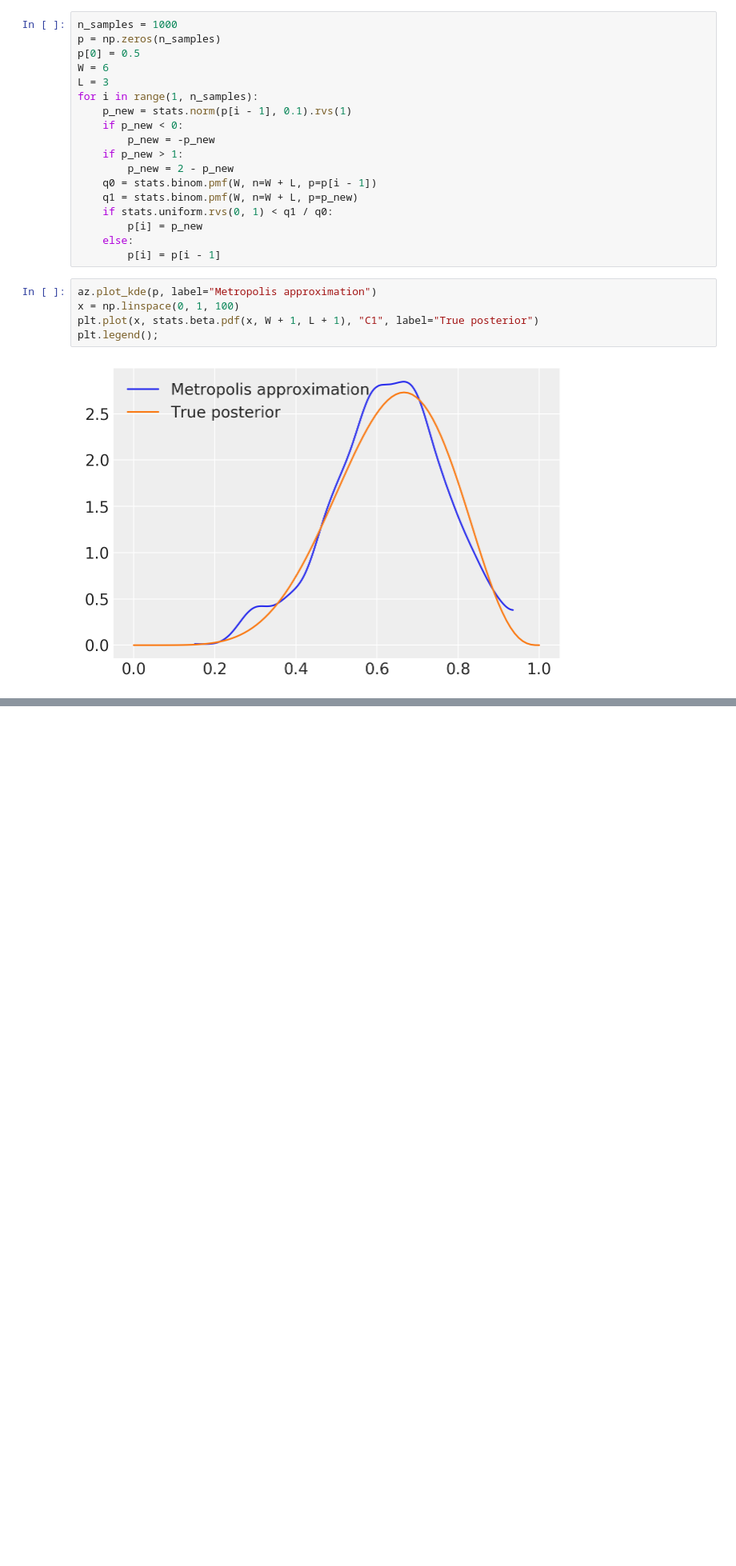
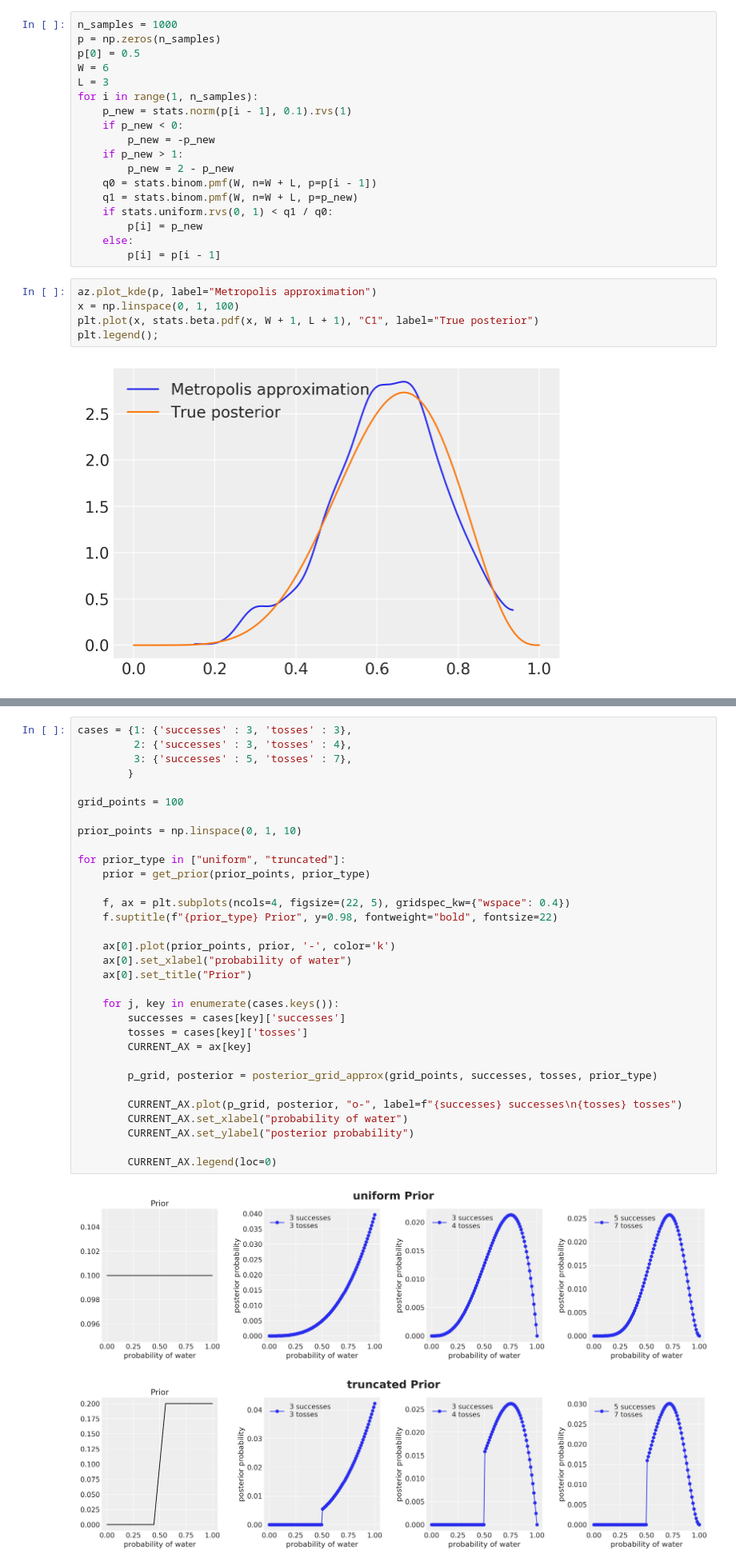
Before and after one commit to josesho/resources, a Jupyter notebook: Rethinking_2/Chp_02.ipynb, the cells around one changed output, grey strips where cells are left out. Shown at 80% size. Saved outputs shown, nothing was run; the diff lists cells and outputs as text; blank space fills up the shorter version.

```diff
--- a/Rethinking_2/Chp_02.ipynb
+++ b/Rethinking_2/Chp_02.ipynb
@@ -190,0 +259,35 @@ watermark 2.0.2
+# %%
+cases = {1: {'successes' : 3, 'tosses' : 3},
+         2: {'successes' : 3, 'tosses' : 4},
+         3: {'successes' : 5, 'tosses' : 7},
+        }
+
+grid_points = 100
+
+prior_points = np.linspace(0, 1, 10)
+
+for prior_type in ["uniform", "truncated"]:
+    prior = get_prior(prior_points, prior_type)
+
+    f, ax = plt.subplots(ncols=4, figsize=(22, 5), gridspec_kw={"wspace": 0.4})
+    f.suptitle(f"{prior_type} Prior", y=0.98, fontweight="bold", fontsize=22)
+
+    ax[0].plot(prior_points, prior, '-', color='k')
+    ax[0].set_xlabel("probability of water")
+    ax[0].set_title("Prior")
+
+    for j, key in enumerate(cases.keys()):
+        successes = cases[key]['successes']
+        tosses = cases[key]['tosses']
+        CURRENT_AX = ax[key]
+
+        p_grid, posterior = posterior_grid_approx(grid_points, successes, tosses, prior_type)
+
+        CURRENT_AX.plot(p_grid, posterior, "o-", label=f"{successes} successes\n{tosses} tosses")
+        CURRENT_AX.set_xlabel("probability of water")
+        CURRENT_AX.set_ylabel("posterior probability")
+
+        CURRENT_AX.legend(loc=0)
+# %% [output]
+[figure, added]
+[figure, added]
```
Also changed, not shown: parts of 22 cells of this notebook.
